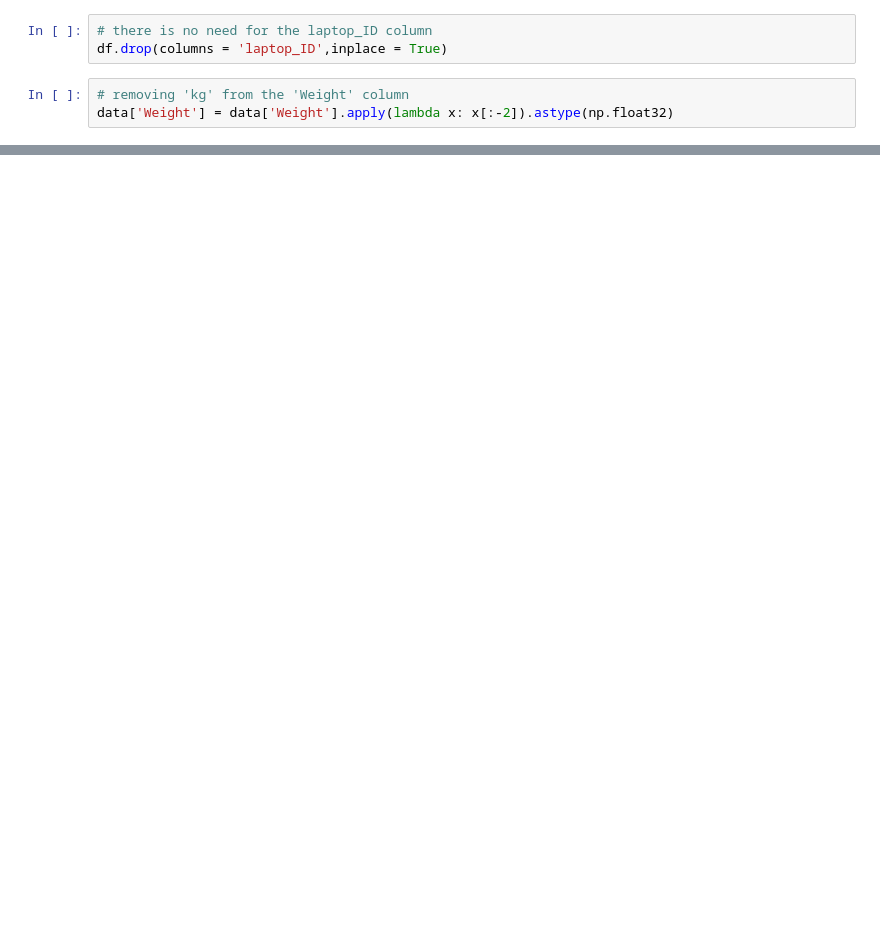
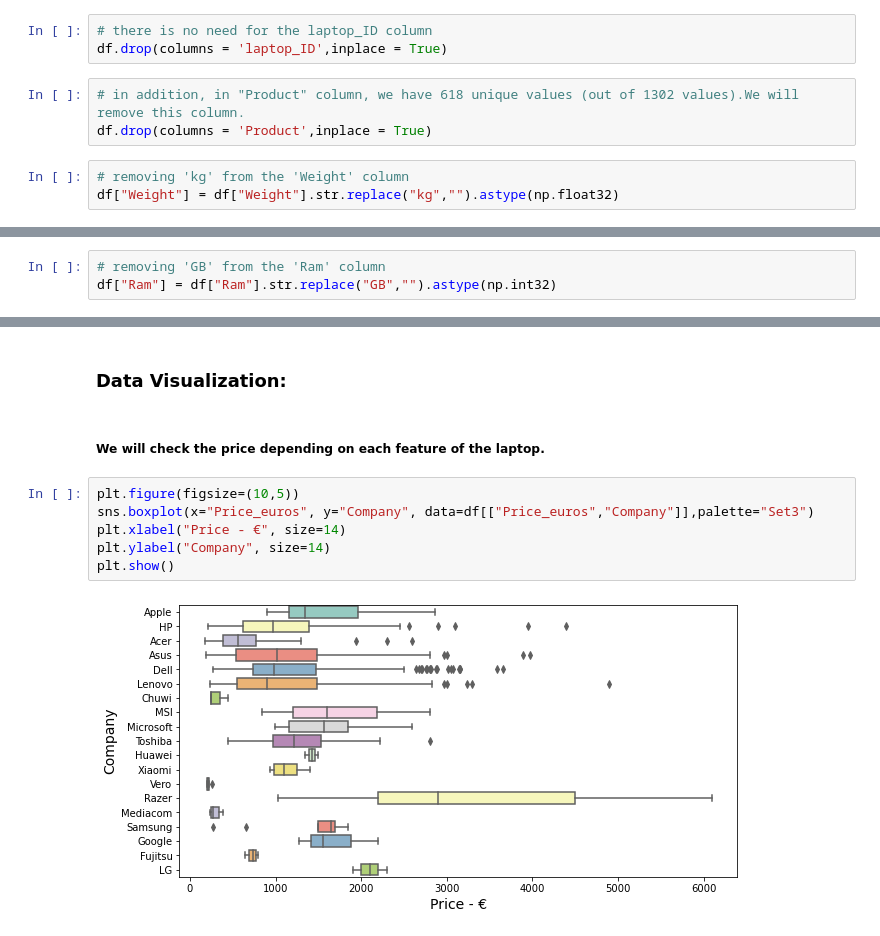
Before and after one commit to NoaAmichai/Laptop-Price-Prediction, a Jupyter notebook: Laptop Price.ipynb, the cells around one changed output, grey strips where cells are left out. Drawn from its saved outputs; the diff is of its cells as text; blank space fills up the shorter version.

Commit message:
Data explanation

```diff
--- a/Laptop Price.ipynb
+++ b/Laptop Price.ipynb
@@ -75,6 +67,9 @@ Price_euros have 791 unique values
 # %%
 # there is no need for the laptop_ID column
 df.drop(columns = 'laptop_ID',inplace = True)
+# %%
+# in addition, in "Product" column, we have 618 unique values (out of 1302 values).We will remove this column.
+df.drop(columns = 'Product',inplace = True)
 # %%
 # removing 'kg' from the 'Weight' column
-data['Weight'] = data['Weight'].apply(lambda x: x[:-2]).astype(np.float32)
+df["Weight"] = df["Weight"].str.replace("kg","").astype(np.float32)
@@ -82,0 +76,3 @@ data['Memory'] = data['Memory'].str.replace('Flash Storage','FlashStorage')
+# %%
+# removing 'GB' from the 'Ram' column
+df["Ram"] = df["Ram"].str.replace("GB","").astype(np.int32)
@@ -82,0 +88,12 @@ data['Memory'] = data['Memory'].str.replace('Flash Storage','FlashStorage')
+# %% [markdown]
+### Data Visualization:
+# %% [markdown]
+##### We will check the price depending on each feature of the laptop.
+# %%
+plt.figure(figsize=(10,5))
+sns.boxplot(x="Price_euros", y="Company", data=df[["Price_euros","Company"]],palette="Set3")
+plt.xlabel("Price - €", size=14)
+plt.ylabel("Company", size=14)
+plt.show()
+# %% [output]
+[figure, added]
```
Also changed, not shown: parts of 20 cells of this notebook.
